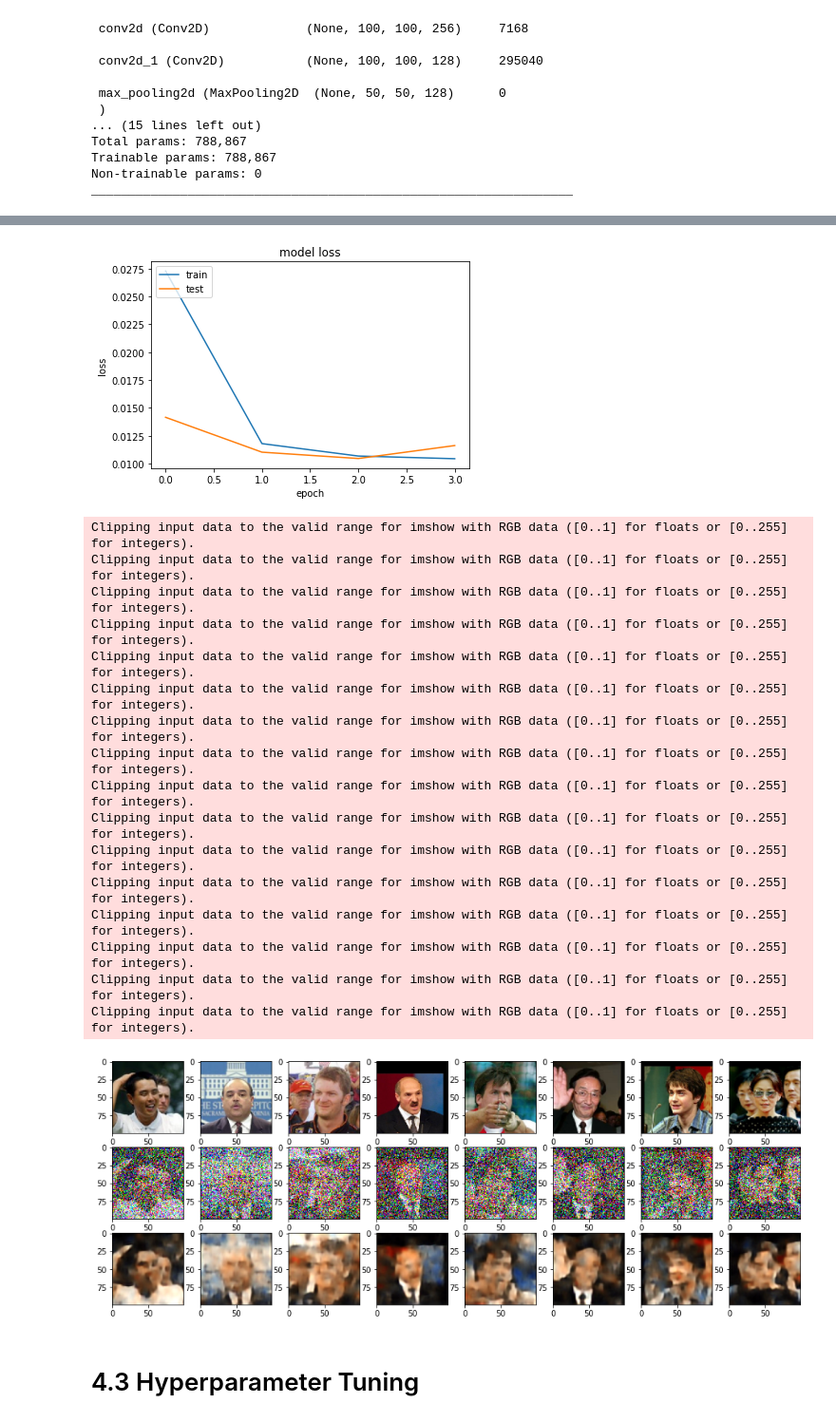
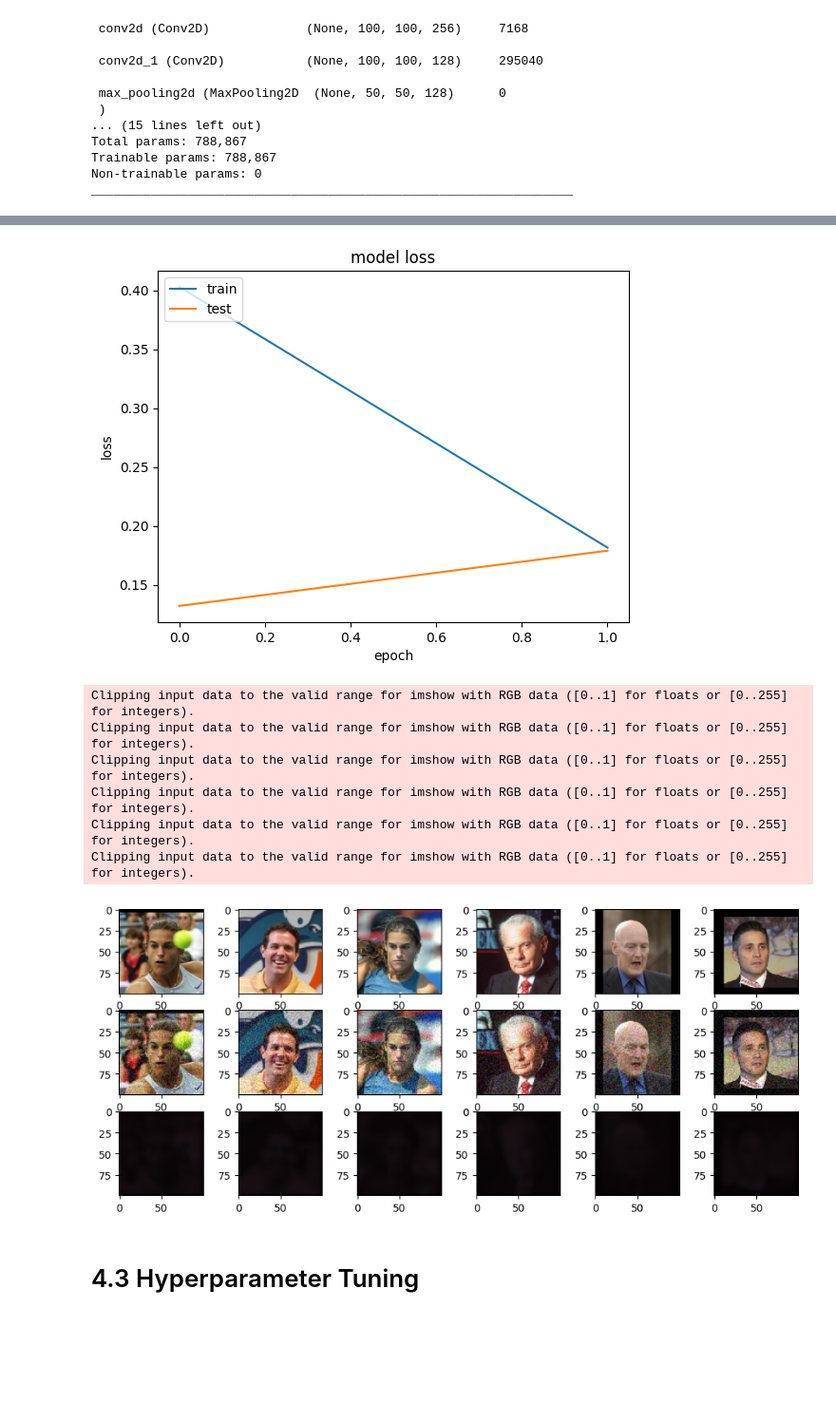
Before and after one commit to chompukyrc/image-processing, a Jupyter notebook: labs/lab4/lab4.ipynb, the cells around one changed output, grey strips where cells are left out. Shown at 95% size. Cells and saved outputs as stored; diff of their text form; code cells hidden in the pictures; blank space fills up the shorter version.

```diff
--- a/labs/lab4/lab4.ipynb
+++ b/labs/lab4/lab4.ipynb
@@ -23,7 +92,7 @@ warnings.filterwarnings ('ignore')
 # %% [markdown]
 # 4.1 Data Preparation
 # %%
-filenames = glob.glob("data/face_mini/*/*.jpg")
+filenames = glob.glob("./face_mini/*/*.jpg")
 len(filenames)
 
 # Load image files and Resize (h,w,ch) -> h = w < 100 , ch = 3 (R,G,B)
@@ -35,9 +104,12 @@ for idx, img_path in enumerate(filenames):
     # convert the image to an array
     img = image.img_to_array(img)
 
-    # Normalized color imageimg
-    img = img / 255
+    # Normalized color image
+    img = img / 255 # ปรับ scale ให้เหลือแค่ 0-255
     all_images.append(img)
+    if(len(all_images) > 100): #จะใช้รูปแค่ 1500 จะได้รันเร็วขึ้น
+        break
+
 
 all_images = np.array(all_images)
 all_images.shape # จำนวน size size rgb
@@ -46,8 +118,10 @@ all_images.shape # จำนวน size size rgb
 # %%
-# แบ่งเป็น 3 set = train, test, validate(รูปที่ไม่เคยเห็น)
+#มี 3 เซต train, test, validate(รูปที่ไม่เคยเห็น)
 
 # split data into train and validation data
-train_x, val_x = train_test_split(all_images, test_size=0.3, random_state=32)# แบ่ง 30%
+train_x, test_x = train_test_split(all_images, random_state=32, test_size=0.3)
+train_x, val_x = train_test_split(train_x, random_state=32, test_size=0.3)
 print(train_x.shape)# รูปที่เอาไว้ train
+print(test_x.shape)# รูปที่เอาไว้ test
 print(val_x.shape)# รูปที่เอาไว้ validate
 # %% [output]
@@ -65,6 +142,6 @@ x_val_noisy = val_x + ( noise_factor * np.random.normal(loc=Nmean, scale=Nstd, s
 # %%
-fig = plt.figure(figsize=(16, 16))
-size = 8
+fig = plt.figure(figsize=(12, 12))
+size = 6
 for i in range(0, size):
   fig.add_subplot(size, size, i+1)
   plt.imshow(train_x[i], cmap="jet")
@@ -126,8 +201,8 @@ _________________________________________________________________
 # epoch ทดลองอย่ํางน้อย 1 ค่า [ 2, 4, 8, 16 ]
 # batch_size ทดลองอย่ํางน้อย 2 ค่า [16, 32, 64, 128]
 
-epochs = 4
-batch_size = 32 # ยิ่งสูง ยิ่งละเอียด ยิ่งรันนาน
+epochs = 2
+batch_size = 16 # ยิ่งสูง ยิ่งละเอียด ยิ่งรันนาน
 early_stopper = EarlyStopping(monitor="val_loss", mode="min", patience=2)
 
 # เริ่มการ Training
@@ -163,35 +245,25 @@ plt.xlabel('epoch')
 plt.legend(['train', 'test'], loc='upper left')
 plt.show()
 # %% [output]
-[figure, old version]
+[figure, new version]
 # %%
-fig = plt.figure(figsize=(16, 16))
-size = 8
+fig = plt.figure(figsize=(12, 12))
+size = 6
 for i in range(0, size):
-  fig.add_subplot(size, size, i+1)
+  fig.add_subplot(size+1, size, i+1)
   plt.imshow(val_x[i])
-  fig.add_subplot(size, size, size+i+1)
+  fig.add_subplot(size+1, size, size+i+1)
   plt.imshow(x_val_noisy[i])
-  fig.add_subplot(size, size, size+size+i+1)
+  fig.add_subplot(size+1, size, size+size+i+1)
   plt.imshow(predictions[i])
 # %% [output]
 Clipping input data to the valid range for imshow with RGB data ([0..1] for floats or [0..255] for integers).
 Clipping input data to the valid range for imshow with RGB data ([0..1] for floats or [0..255] for integers).
 Clipping input data to the valid range for imshow with RGB data ([0..1] for floats or [0..255] for integers).
 Clipping input data to the valid range for imshow with RGB data ([0..1] for floats or [0..255] for integers).
 Clipping input data to the valid range for imshow with RGB data ([0..1] for floats or [0..255] for integers).
 Clipping input data to the valid range for imshow with RGB data ([0..1] for floats or [0..255] for integers).
-Clipping input data to the valid range for imshow with RGB data ([0..1] for floats or [0..255] for integers).
-Clipping input data to the valid range for imshow with RGB data ([0..1] for floats or [0..255] for integers).
-Clipping input data to the valid range for imshow with RGB data ([0..1] for floats or [0..255] for integers).
-Clipping input data to the valid range for imshow with RGB data ([0..1] for floats or [0..255] for integers).
-Clipping input data to the valid range for imshow with RGB data ([0..1] for floats or [0..255] for integers).
-Clipping input data to the valid range for imshow with RGB data ([0..1] for floats or [0..255] for integers).
-Clipping input data to the valid range for imshow with RGB data ([0..1] for floats or [0..255] for integers).
-Clipping input data to the valid range for imshow with RGB data ([0..1] for floats or [0..255] for integers).
-Clipping input data to the valid range for imshow with RGB data ([0..1] for floats or [0..255] for integers).
-Clipping input data to the valid range for imshow with RGB data ([0..1] for floats or [0..255] for integers).
-[figure, old version]
+[figure, new version]
 # %% [markdown]
 # 4.3 Hyperparameter Tuning
 # %%
```
Also changed, not shown: parts of 31 cells of this notebook, 11 other files.
